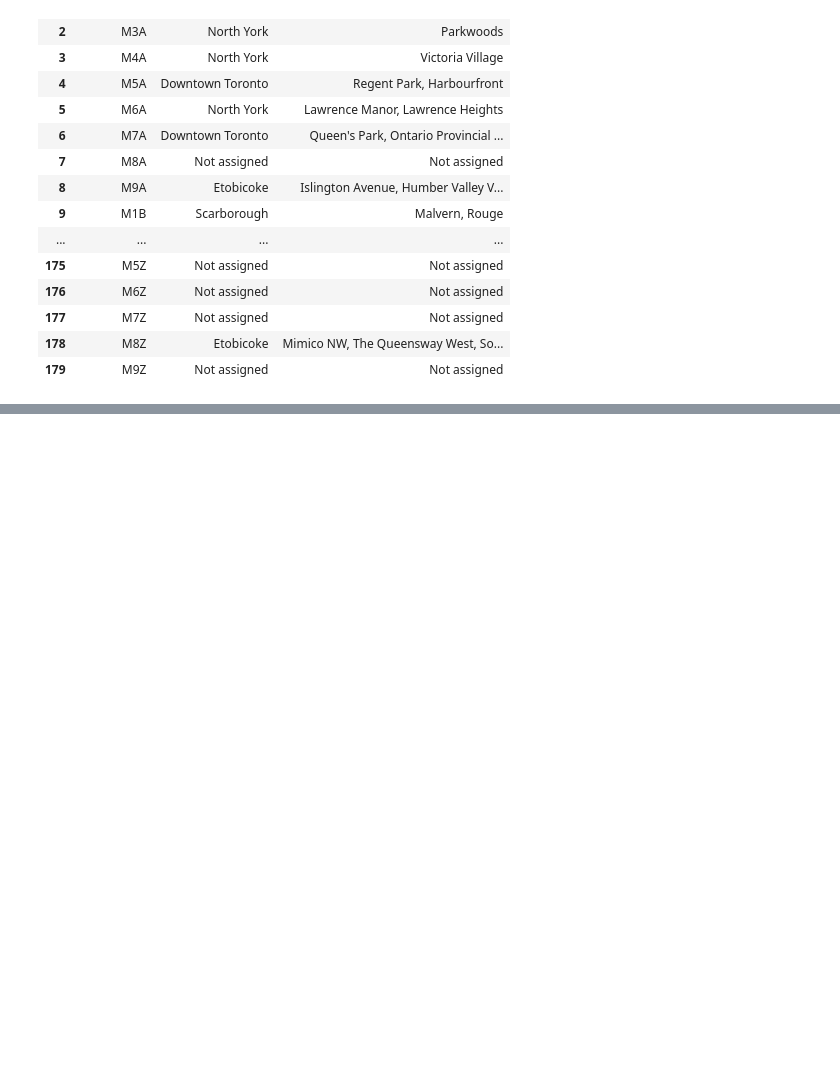
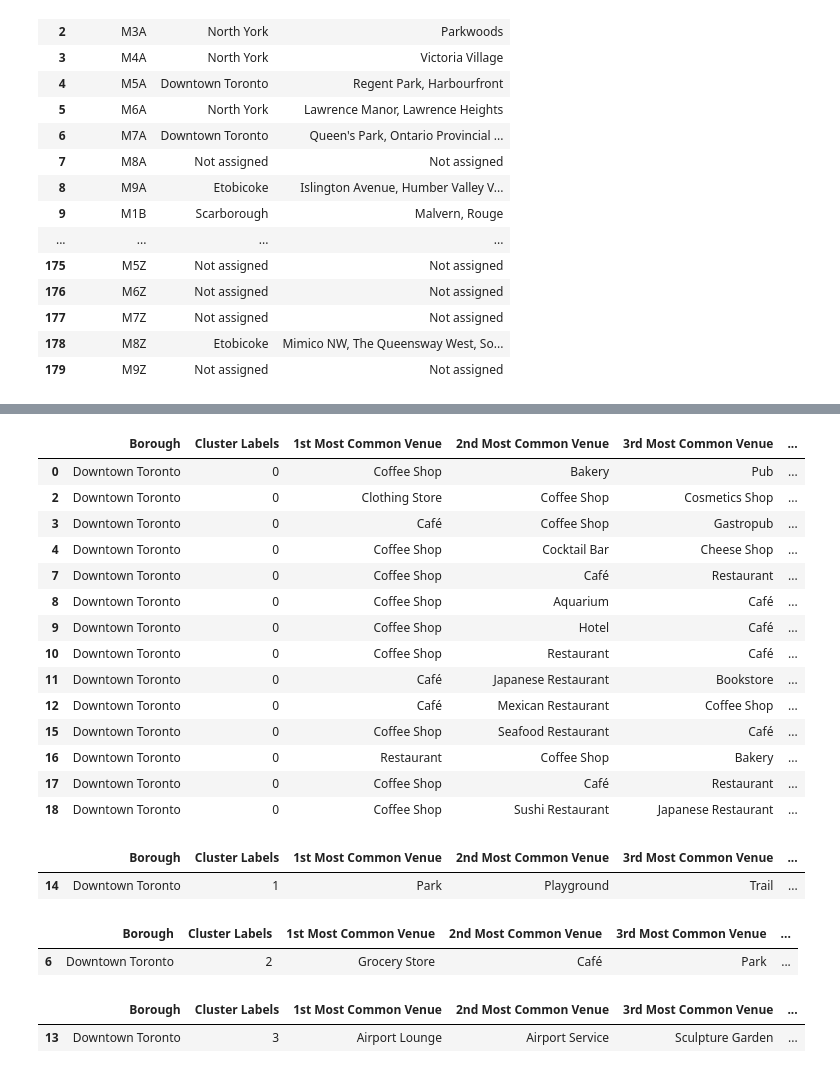
Before and after one commit to dagartga/IBM_Toronto, a Jupyter notebook: Week 3 Coursera IBM Capstone.ipynb, the cells around one changed output, grey strips where cells are left out. Saved outputs shown, nothing was run; the diff lists cells and outputs as text; code cells hidden in the pictures; blank space fills up the shorter version.

```diff
--- a/Week 3 Coursera IBM Capstone.ipynb
+++ b/Week 3 Coursera IBM Capstone.ipynb
@@ -152,0 +524,13 @@ df
+# %%
+#show the top five venues for each neighborhood
+num_top_venues = 5
+
+for hood in toronto_grouped['Neighborhood']:
+    print("----"+hood+"----")
+    temp = toronto_grouped[toronto_grouped['Neighborhood'] == hood].T.reset_index()
+    temp.columns = ['venue','freq']
+    temp = temp.iloc[1:]
+    temp['freq'] = temp['freq'].astype(float)
+    temp = temp.round({'freq': 2})
+    print(temp.sort_values('freq', ascending=False).reset_index(drop=True).head(num_top_venues))
+    print('\n')
@@ -152,0 +555,7 @@ df
+# %%
+#create a function for sorting the venues in descending order
+def return_most_common_venues(row, num_top_venues):
+    row_categories = row.iloc[1:]
+    row_categories_sorted = row_categories.sort_values(ascending=False)
+
+    return row_categories_sorted.index.values[0:num_top_venues]
@@ -152,0 +591,12 @@ df
+# %%
+# do k-means clustering on neighborhoods to create 5 clusters
+# set number of clusters
+kclusters = 5
+
+toronto_grouped_clustering = toronto_grouped.drop('Neighborhood', 1)
+
+# run k-means clustering
+kmeans = KMeans(n_clusters=kclusters, random_state=0).fit(toronto_grouped_clustering)
+
+# check cluster labels generated for each row in the dataframe
+kmeans.labels_[0:10]
@@ -152,0 +605,10 @@ df
+# %%
+# add clustering labels
+neighborhoods_venues_sorted.insert(0, 'Cluster Labels', kmeans.labels_)
+
+toronto_merged = downtown_toronto_df
+
+# merge toronto_grouped with toronto_data to add latitude/longitude for each neighborhood
+toronto_merged = toronto_merged.join(neighborhoods_venues_sorted.set_index('Neighborhood'), on='Neighborhood')
+
+toronto_merged.head() # check the last columns!
@@ -152,0 +648,37 @@ df
+# %%
+#from the defining characteristics of cluster 0 in the dataframe, I can conclude this cluster is primarily coffee shops and cafes as the most common venues
+toronto_merged.loc[toronto_merged['Cluster Labels'] == 0, toronto_merged.columns[[1] + list(range(5, toronto_merged.shape[1]))]]
+# %% [output]
+|  | Borough | Cluster Labels | 1st Most Common Venue | 2nd Most Common Venue | 3rd Most Common Venue | ... |
+| 0 | Downtown Toronto | 0 | Coffee Shop | Bakery | Pub | ... |
+| 2 | Downtown Toronto | 0 | Clothing Store | Coffee Shop | Cosmetics Shop | ... |
+| 3 | Downtown Toronto | 0 | Café | Coffee Shop | Gastropub | ... |
+| 4 | Downtown Toronto | 0 | Coffee Shop | Cocktail Bar | Cheese Shop | ... |
+| 7 | Downtown Toronto | 0 | Coffee Shop | Café | Restaurant | ... |
+| 8 | Downtown Toronto | 0 | Coffee Shop | Aquarium | Café | ... |
+| 9 | Downtown Toronto | 0 | Coffee Shop | Hotel | Café | ... |
+| 10 | Downtown Toronto | 0 | Coffee Shop | Restaurant | Café | ... |
+| 11 | Downtown Toronto | 0 | Café | Japanese Restaurant | Bookstore | ... |
+| 12 | Downtown Toronto | 0 | Café | Mexican Restaurant | Coffee Shop | ... |
+| 15 | Downtown Toronto | 0 | Coffee Shop | Seafood Restaurant | Café | ... |
+| 16 | Downtown Toronto | 0 | Restaurant | Coffee Shop | Bakery | ... |
+| 17 | Downtown Toronto | 0 | Coffee Shop | Café | Restaurant | ... |
+| 18 | Downtown Toronto | 0 | Coffee Shop | Sushi Restaurant | Japanese Restaurant | ... |
+# %%
+#from the defining characteristics of cluster 1 in the dataframe, I can conclude this cluster is primarily a park
+toronto_merged.loc[toronto_merged['Cluster Labels'] == 1, toronto_merged.columns[[1] + list(range(5, toronto_merged.shape[1]))]]
+# %% [output]
+|  | Borough | Cluster Labels | 1st Most Common Venue | 2nd Most Common Venue | 3rd Most Common Venue | ... |
+| 14 | Downtown Toronto | 1 | Park | Playground | Trail | ... |
+# %%
+#from the defining characteristics of cluster 2 in the dataframe, I can conclude this cluster is primarily a grocery store
+toronto_merged.loc[toronto_merged['Cluster Labels'] == 2, toronto_merged.columns[[1] + list(range(5, toronto_merged.shape[1]))]]
+# %% [output]
+|  | Borough | Cluster Labels | 1st Most Common Venue | 2nd Most Common Venue | 3rd Most Common Venue | ... |
+| 6 | Downtown Toronto | 2 | Grocery Store | Café | Park | ... |
+# %%
+#from the defining characteristics of cluster 3 in the dataframe, I can conclude this cluster is primarily the airport
+toronto_merged.loc[toronto_merged['Cluster Labels'] == 3, toronto_merged.columns[[1] + list(range(5, toronto_merged.shape[1]))]]
+# %% [output]
+|  | Borough | Cluster Labels | 1st Most Common Venue | 2nd Most Common Venue | 3rd Most Common Venue | ... |
+| 13 | Downtown Toronto | 3 | Airport Lounge | Airport Service | Sculpture Garden | ... |
```
Also changed, not shown: parts of 33 cells of this notebook.
